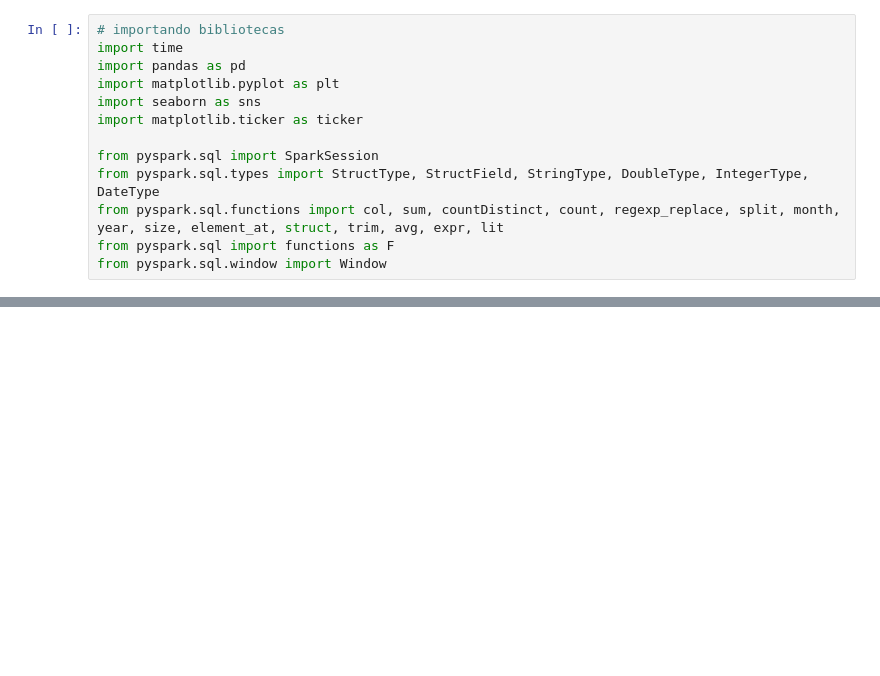
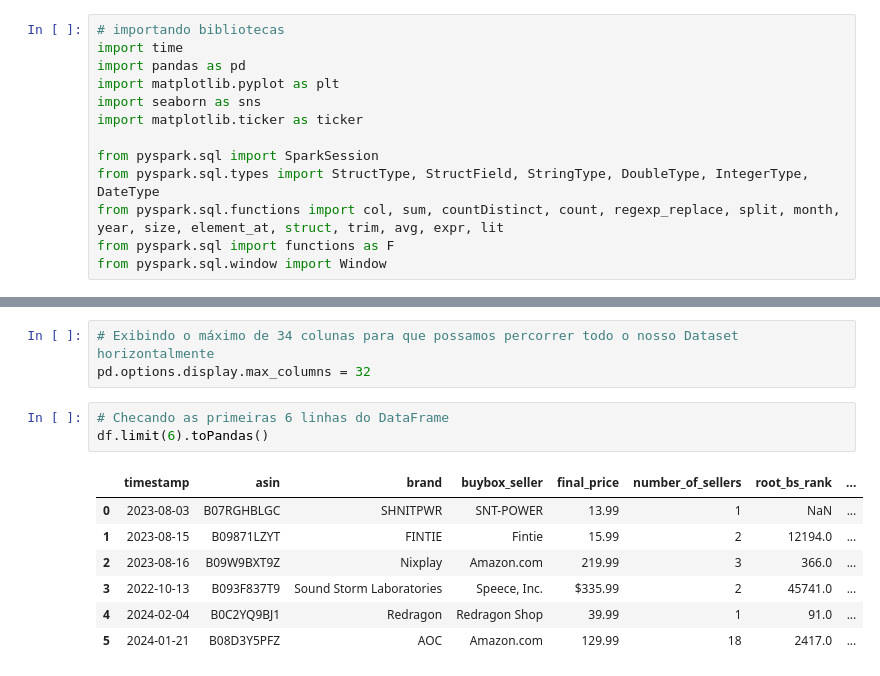
Before and after one commit to caioypaulino/Projet-BigData_Analytics_PySpark, a Jupyter notebook: big_data_analytics.ipynb, the cells around one changed output, grey strips where cells are left out. Drawn from its saved outputs; the diff is of its cells as text; blank space fills up the shorter version.

```diff
--- a/big_data_analytics.ipynb
+++ b/big_data_analytics.ipynb
@@ -53,0 +87,14 @@ StructField("video", StringType(), True),
+# %%
+# Exibindo o máximo de 34 colunas para que possamos percorrer todo o nosso Dataset horizontalmente
+pd.options.display.max_columns = 32
+# %%
+# Checando as primeiras 6 linhas do DataFrame
+df.limit(6).toPandas()
+# %% [output]
+|  | timestamp | asin | brand | buybox_seller | final_price | number_of_sellers | root_bs_rank | ... |
+| 0 | 2023-08-03 | B07RGHBLGC | SHNITPWR | SNT-POWER | 13.99 | 1 | NaN | ... |
+| 1 | 2023-08-15 | B09871LZYT | FINTIE | Fintie | 15.99 | 2 | 12194.0 | ... |
+| 2 | 2023-08-16 | B09W9BXT9Z | Nixplay | Amazon.com | 219.99 | 3 | 366.0 | ... |
+| 3 | 2022-10-13 | B093F837T9 | Sound Storm Laboratories | Speece, Inc. | $335.99 | 2 | 45741.0 | ... |
+| 4 | 2024-02-04 | B0C2YQ9BJ1 | Redragon | Redragon Shop | 39.99 | 1 | 91.0 | ... |
+| 5 | 2024-01-21 | B08D3Y5PFZ | AOC | Amazon.com | 129.99 | 18 | 2417.0 | ... |
```
Also changed, not shown: parts of 17 cells of this notebook.
